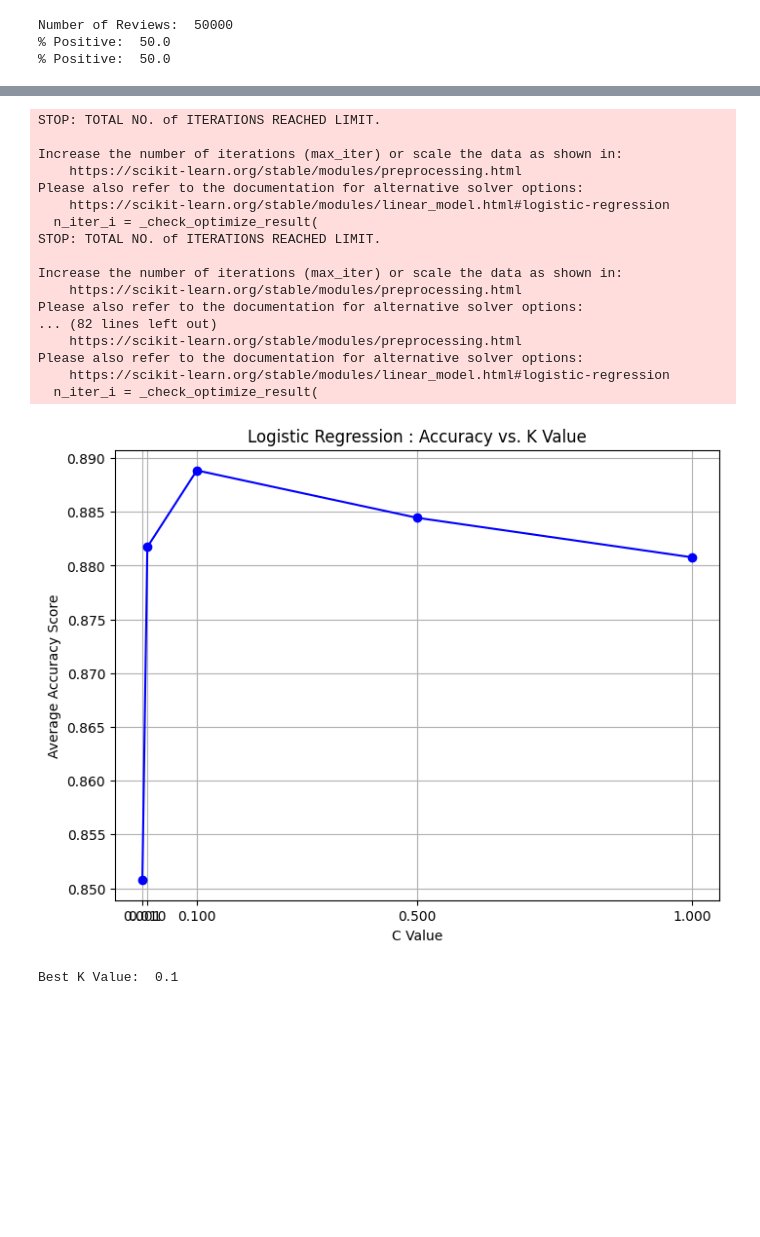
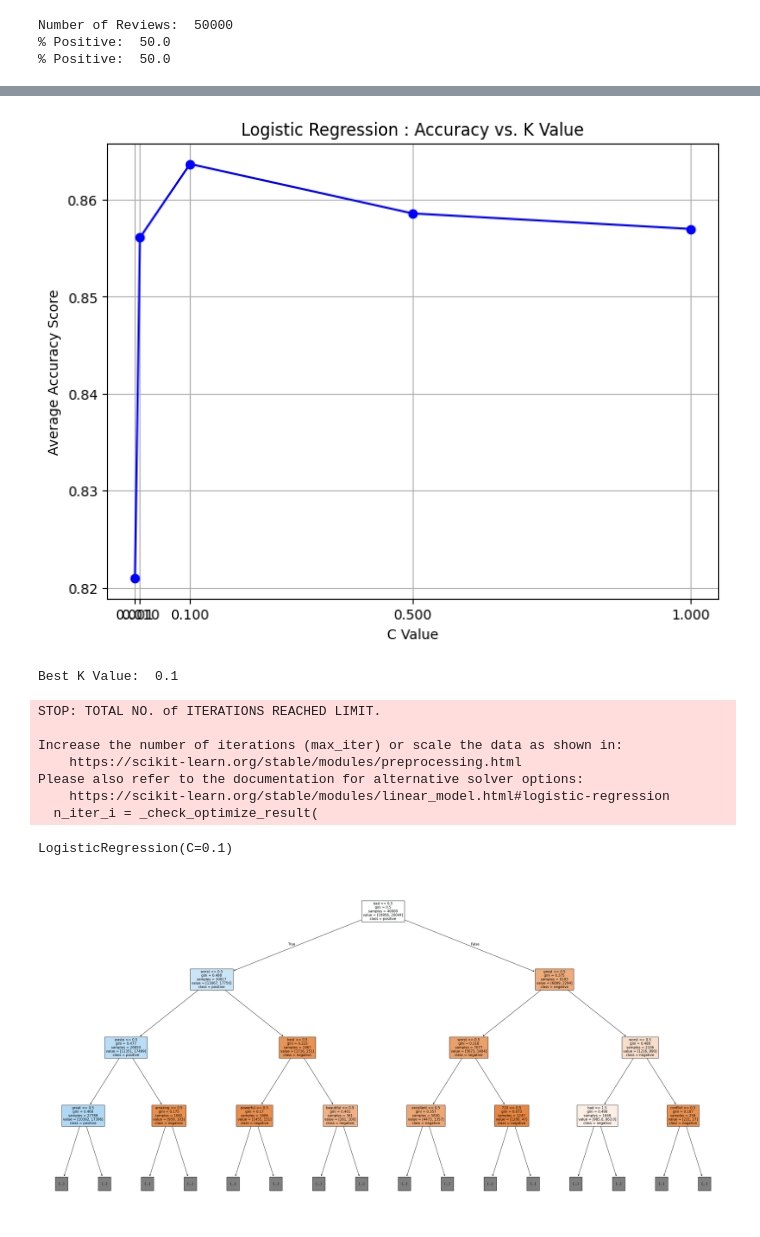
Before and after one commit to BoyceWhite/Data-Analysis-Project, a Jupyter notebook: main.ipynb, the cells around one changed output, grey strips where cells are left out. Drawn from its saved outputs; the diff is of its cells as text; code cells hidden in the pictures; blank space fills up the shorter version.

```diff
--- a/main.ipynb
+++ b/main.ipynb
@@ -78,7 +82,7 @@ def KNN(x_train, x_test, y_train, y_test, hyper):
 # %%
 from sklearn.linear_model import LogisticRegression
 
-def LR(x_train, x_test, y_train, y_test, hyper):
+def LR(x_train, y_train, hyper):
     scoresAvg = []
 
     for param in hyper:
@@ -98,5 +102,7 @@ def LR(x_train, x_test, y_train, y_test, hyper):
     plt.show()
 
     print('Best K Value: ', best)
+
+    return best
 # %%
 DT_DEPTHS = [1, 5, 10, 50]
@@ -112,24 +118,38 @@ KNN(x_train, x_test, y_train, y_test, kVals)
 Best K Value:  50
 # %%
 cVals = [0.001, 0.01, 0.1, 0.5, 1]
-LR(x_train, x_test, y_train, y_test, cVals)
+bestC = LR(x_test, y_test, cVals)
 # %% [output]
+[figure, new version]
-STOP: TOTAL NO. of ITERATIONS REACHED LIMIT.
-
-Increase the number of iterations (max_iter) or scale the data as shown in:
-    https://scikit-learn.org/stable/modules/preprocessing.html
-Please also refer to the documentation for alternative solver options:
-    https://scikit-learn.org/stable/modules/linear_model.html#logistic-regression
-  n_iter_i = _check_optimize_result(
-STOP: TOTAL NO. of ITERATIONS REACHED LIMIT.
-
-Increase the number of iterations (max_iter) or scale the data as shown in:
-    https://scikit-learn.org/stable/modules/preprocessing.html
-Please also refer to the documentation for alternative solver options:
-... (82 lines left out)
-    https://scikit-learn.org/stable/modules/preprocessing.html
-Please also refer to the documentation for alternative solver options:
-    https://scikit-learn.org/stable/modules/linear_model.html#logistic-regression
-  n_iter_i = _check_optimize_result(
+Best K Value:  0.1
-[figure, old version]
-Best K Value:  0.1
+# %%
+DT = tree.DecisionTreeClassifier(max_depth=bestD)
+DT.fit(x_train, y_train)
+
+KNN = KNeighborsClassifier(n_neighbors=bestK)
+KNN.fit(x_train, y_train)
+
+LR = LogisticRegression(C=bestC)
+LR.fit(x_train, y_train)
+# %% [output]
+STOP: TOTAL NO. of ITERATIONS REACHED LIMIT.
+
+Increase the number of iterations (max_iter) or scale the data as shown in:
+    https://scikit-learn.org/stable/modules/preprocessing.html
+Please also refer to the documentation for alternative solver options:
+    https://scikit-learn.org/stable/modules/linear_model.html#logistic-regression
+  n_iter_i = _check_optimize_result(
+LogisticRegression(C=0.1)
+# %%
+from sklearn.tree import plot_tree
+import matplotlib.pyplot as plt
+import numpy as np
+
+feature_names = vectorizer.get_feature_names_out()
+class_names = DT.classes_
+
+plt.figure(figsize=(40, 20))
+plot_tree(DT, filled=True, feature_names=feature_names, class_names=class_names, max_depth=3)
+plt.show()
+# %% [output]
+[figure, added]
```
Also changed, not shown: parts of 5 cells of this notebook.
